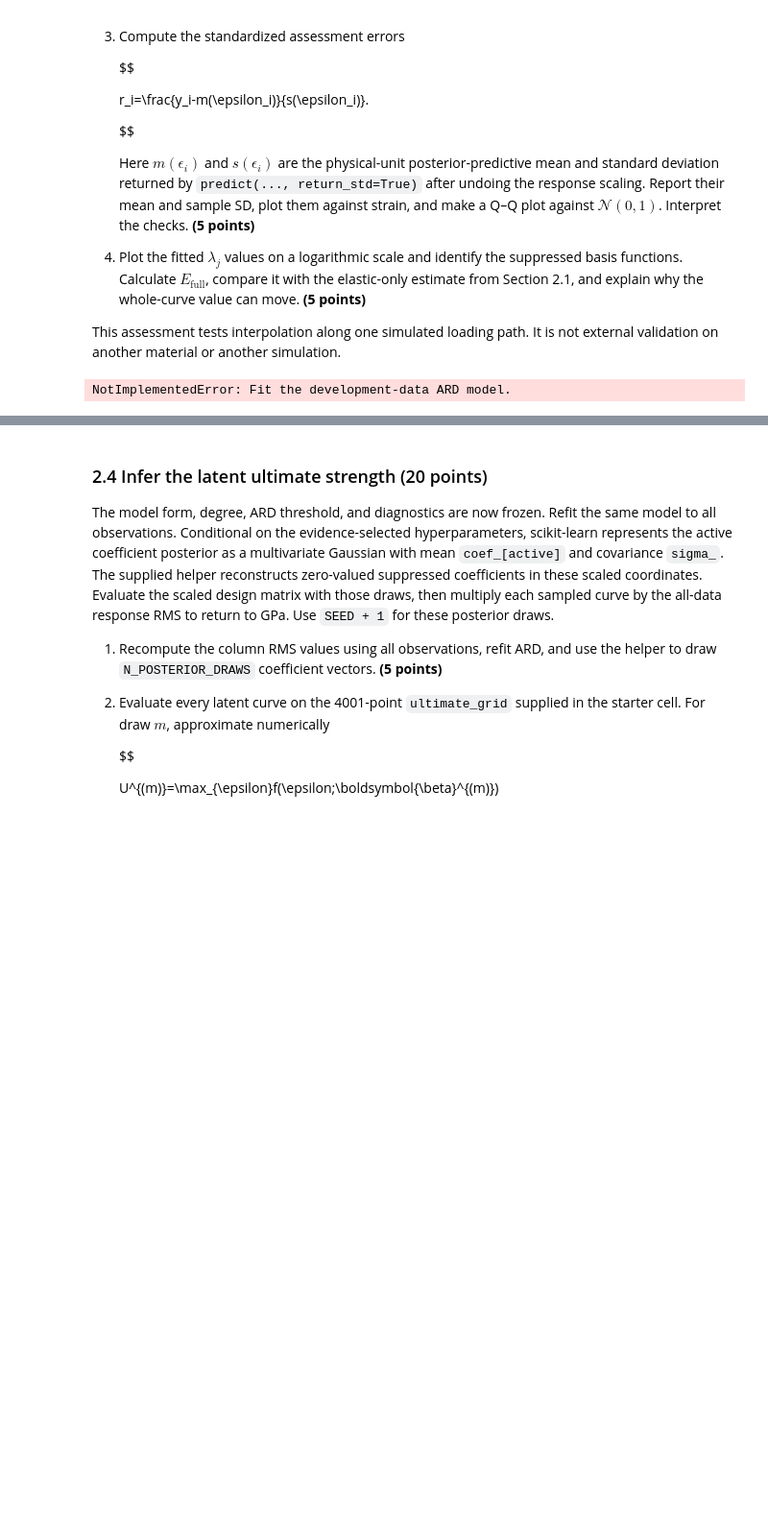
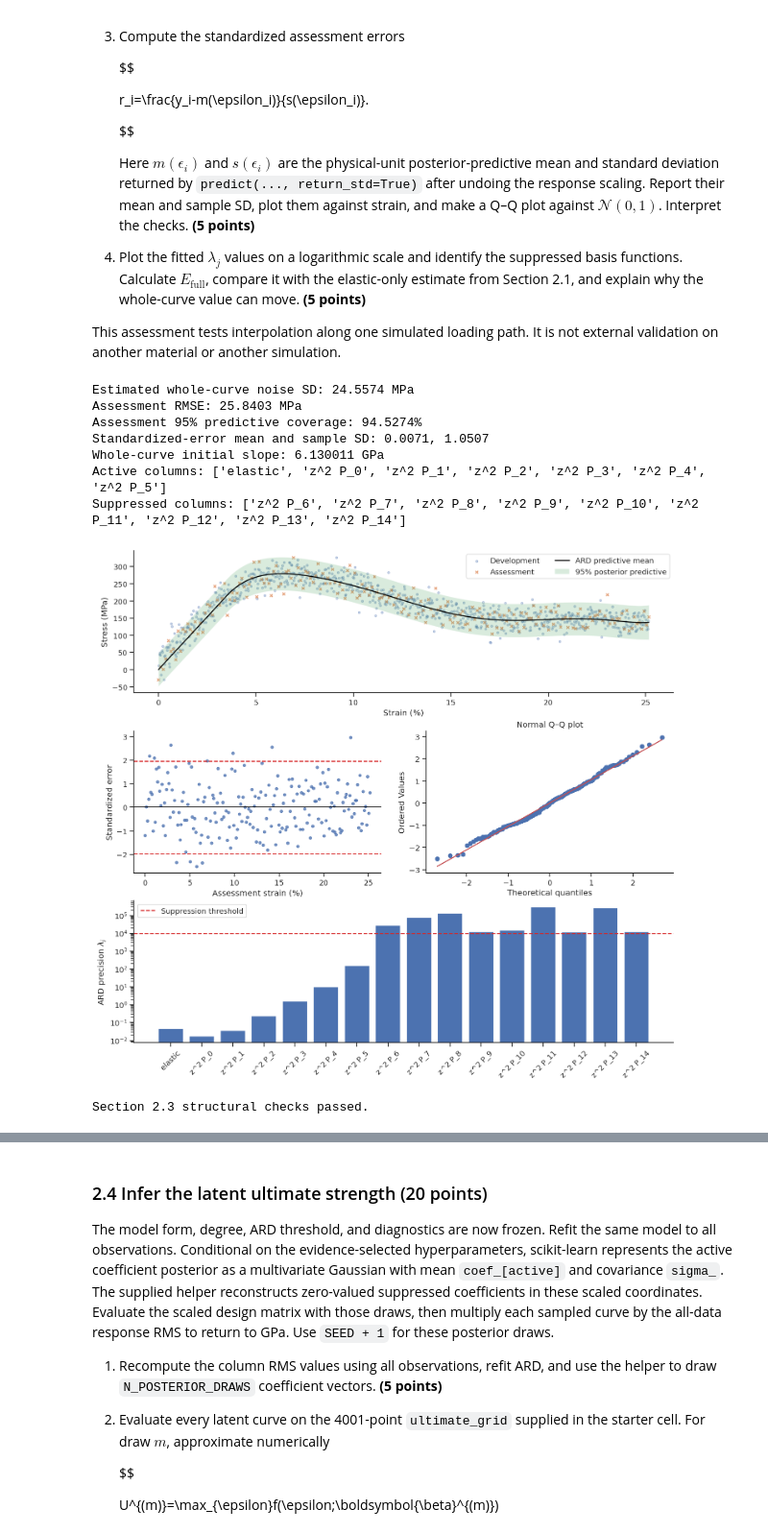
Before and after one commit to Harishteja/ML, a Jupyter notebook: lecturebook/homework/homework-04.ipynb, the cells around one changed output, grey strips where cells are left out. Shown at 96% size. Drawn from its saved outputs; the diff is of its cells as text; code cells hidden in the pictures; blank space fills up the shorter version.

```diff
--- a/lecturebook/homework/homework-04.ipynb
+++ b/lecturebook/homework/homework-04.ipynb
@@ -981,12 +1017,13 @@ target_rms_gpa = np.sqrt(np.mean(stress_gpa[DEVELOPMENT_MASK] ** 2))
 scaled_stress = stress_gpa / target_rms_gpa
 
 # TODO 1: fit the prescribed ARD model to the development rows.
-ard = None
+ard = ARDRegression(fit_intercept=False, threshold_lambda=ARD_THRESHOLD, max_iter=2000, tol=1e-6)
+ard.fit(Phi[DEVELOPMENT_MASK], scaled_stress[DEVELOPMENT_MASK])
 if ard is None:
     raise NotImplementedError("Fit the development-data ARD model.")
 
 # TODO 2: call ard.predict on assessment rows with return_std=True.
-assessment_prediction = None
+assessment_prediction = ard.predict(Phi[ASSESSMENT_MASK], return_std=True)
 if assessment_prediction is None:
     raise NotImplementedError("Compute assessment predictive means and SDs.")
 assessment_mean_scaled, assessment_sd_scaled = assessment_prediction
@@ -997,12 +1034,12 @@ assessment_sd_gpa = target_rms_gpa * assessment_sd_scaled
 assessment_stress_gpa = stress_gpa[ASSESSMENT_MASK]
 
 # TODO 3: replace these six values using the definitions in Section 2.3.
-standardized_error = None
-assessment_rmse_mpa = None
-assessment_coverage = None
-ard_noise_sd_mpa = None
-beta0_gpa = None
-active = None
+standardized_error = (assessment_stress_gpa - assessment_mean_gpa) / assessment_sd_gpa
+assessment_rmse_mpa = 1000.0 * np.sqrt(mean_squared_error(assessment_stress_gpa, assessment_mean_gpa))
+assessment_coverage = np.mean(np.abs(standardized_error) <= normal_975)
+ard_noise_sd_mpa = 1000.0 * target_rms_gpa / np.sqrt(ard.alpha_)
+beta0_gpa = target_rms_gpa * ard.coef_[0] / feature_rms[0]
+active = ard.lambda_ < ARD_THRESHOLD
 if any(
     value is None
     for value in (
@@ -1082,34 +1119,41 @@ axes["curve"].legend(ncol=2)
 axes["residual"].axhline(0, color="black", linewidth=1)
 axes["residual"].scatter(
     100 * strain[ASSESSMENT_MASK], standardized_error, s=15, alpha=0.75
 )
 axes["residual"].axhline(1.96, color="tab:red", linestyle="--")
 axes["residual"].axhline(-1.96, color="tab:red", linestyle="--")
 axes["residual"].set(
     xlabel="Assessment strain (%)", ylabel="Standardized error"
 )
 
 stats.probplot(standardized_error, dist="norm", plot=axes["qq"])
 axes["qq"].set_title("Normal Q–Q plot")
 
 labels = basis_labels()
 axes["precision"].bar(np.arange(len(labels)), ard.lambda_)
 axes["precision"].axhline(
     ard.threshold_lambda,
     color="tab:red",
     linestyle="--",
     label="Suppression threshold",
 )
 axes["precision"].set_yscale("log")
 axes["precision"].set_xticks(np.arange(len(labels)), labels, rotation=45)
 axes["precision"].set(ylabel=r"ARD precision $\lambda_j$")
 axes["precision"].legend()
 
 for axis in axes.values():
     sns.despine(ax=axis)
 plt.show()
 # %% [output]
-NotImplementedError: Fit the development-data ARD model.
+Estimated whole-curve noise SD: 24.5574 MPa
+Assessment RMSE: 25.8403 MPa
+Assessment 95% predictive coverage: 94.5274%
+Standardized-error mean and sample SD: 0.0071, 1.0507
+Whole-curve initial slope: 6.130011 GPa
+Active columns: ['elastic', 'z^2 P_0', 'z^2 P_1', 'z^2 P_2', 'z^2 P_3', 'z^2 P_4', 'z^2 P_5']
+Suppressed columns: ['z^2 P_6', 'z^2 P_7', 'z^2 P_8', 'z^2 P_9', 'z^2 P_10', 'z^2 P_11', 'z^2 P_12', 'z^2 P_13', 'z^2 P_14']
+[figure, added]
 # %%
 # Supplied checks: these verify dimensions and finite outputs, not target values.
 assert isinstance(ard, ARDRegression)
@@ -1121,4 +1165,6 @@ assert np.isfinite(assessment_rmse_mpa) and assessment_rmse_mpa > 0
 assert 0 <= assessment_coverage <= 1
 assert np.asarray(active).shape == ard.coef_.shape
 print("Section 2.3 structural checks passed.")
+# %% [output]
+Section 2.3 structural checks passed.
 # %% [markdown]
```
Also changed, not shown: parts of 6 cells of this notebook.
